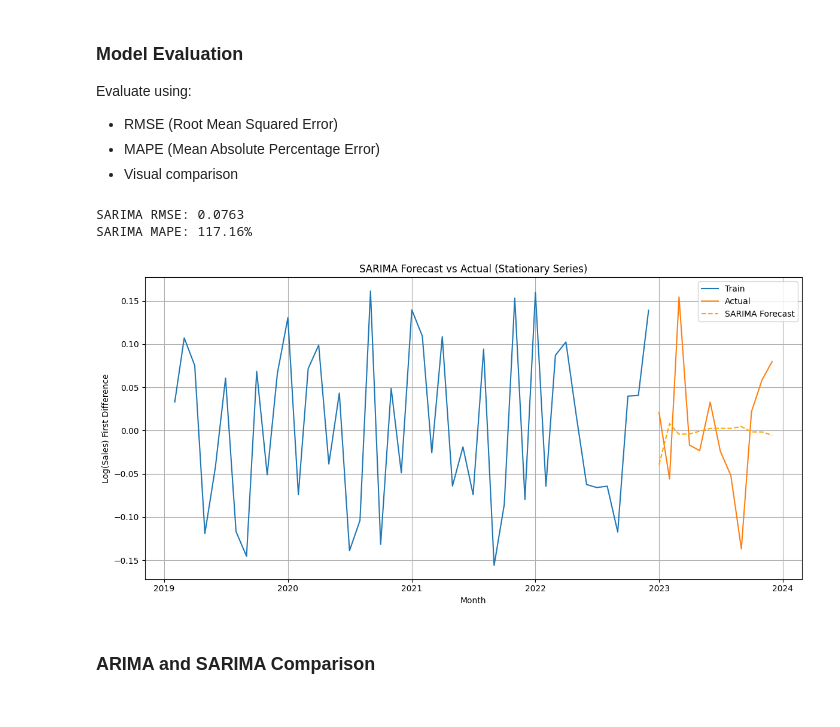
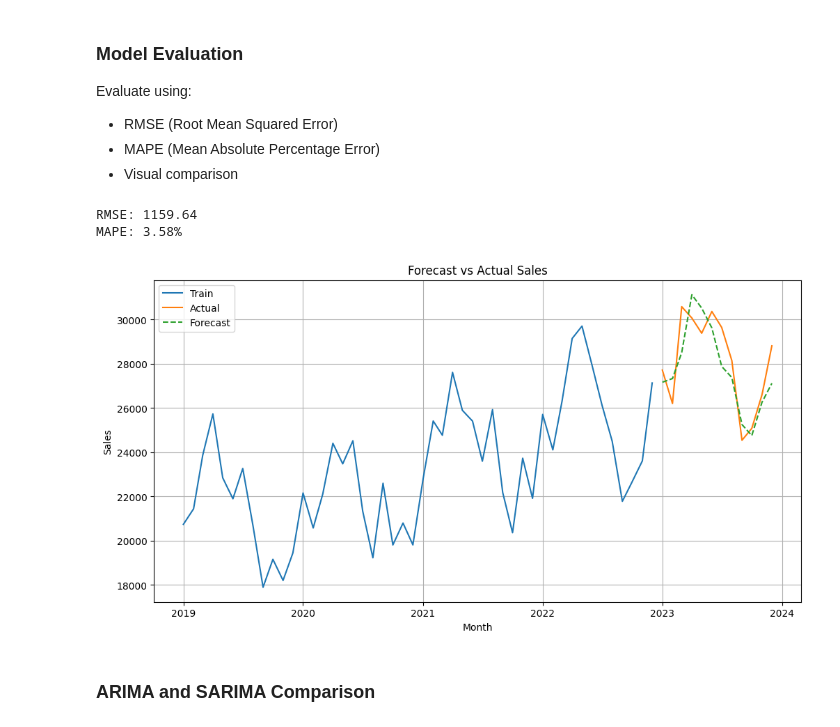
Before and after one commit to shreyjain14/MCA-Assignments, a Jupyter notebook: Trimester-4/ADA/Lab/02/2447249_P2.ipynb, the cells around one changed output. Drawn from its saved outputs; the diff is of its cells as text; code cells hidden in the pictures.

```diff
--- a/Trimester-4/ADA/Lab/02/2447249_P2.ipynb
+++ b/Trimester-4/ADA/Lab/02/2447249_P2.ipynb
@@ -233,28 +185,28 @@ Evaluate using:
 - MAPE (Mean Absolute Percentage Error)
 - Visual comparison
 # %%
-sarima_rmse = np.sqrt(mean_squared_error(test['Log_Sales_Diff'], sarima_forecast))
-sarima_mape = mean_absolute_percentage_error(test['Log_Sales_Diff'], sarima_forecast)
+# Evaluation
+rmse = np.sqrt(mean_squared_error(test['Total_Sales'], forecast))
+mape = mean_absolute_percentage_error(test['Total_Sales'], forecast)
 
-print(f"SARIMA RMSE: {sarima_rmse:.4f}")
-print(f"SARIMA MAPE: {sarima_mape:.2%}")
+print(f"RMSE: {rmse:.2f}")
+print(f"MAPE: {mape:.2%}")
+
+# Plot forecast vs actual
+plt.figure(figsize=(12, 6))
+plt.plot(train['Total_Sales'], label='Train')
+plt.plot(test['Total_Sales'], label='Actual')
+plt.plot(forecast, label='Forecast', linestyle='--')
+plt.title("Forecast vs Actual Sales")
+plt.xlabel("Month")
+plt.ylabel("Sales")
+plt.grid(True)
+plt.legend()
+plt.show()
 # %% [output]
-SARIMA RMSE: 0.0763
-SARIMA MAPE: 117.16%
+RMSE: 1159.64
+MAPE: 3.58%
+[figure, added]
-# %%
-plt.figure(figsize=(12, 6))
-plt.plot(train['Log_Sales_Diff'], label='Train')
-plt.plot(test['Log_Sales_Diff'], label='Actual')
-plt.plot(sarima_forecast, label='SARIMA Forecast', linestyle='--', color='orange')
-plt.title("SARIMA Forecast vs Actual (Stationary Series)")
-plt.xlabel("Month")
-plt.ylabel("Log(Sales) First Difference")
-plt.grid(True)
-plt.legend()
-plt.tight_layout()
-plt.show()
-# %% [output]
-[figure, removed]
 # %% [markdown]
 ### ARIMA and SARIMA Comparison
 # %%
```
Also changed, not shown: parts of 13 cells of this notebook, 6 other files.
